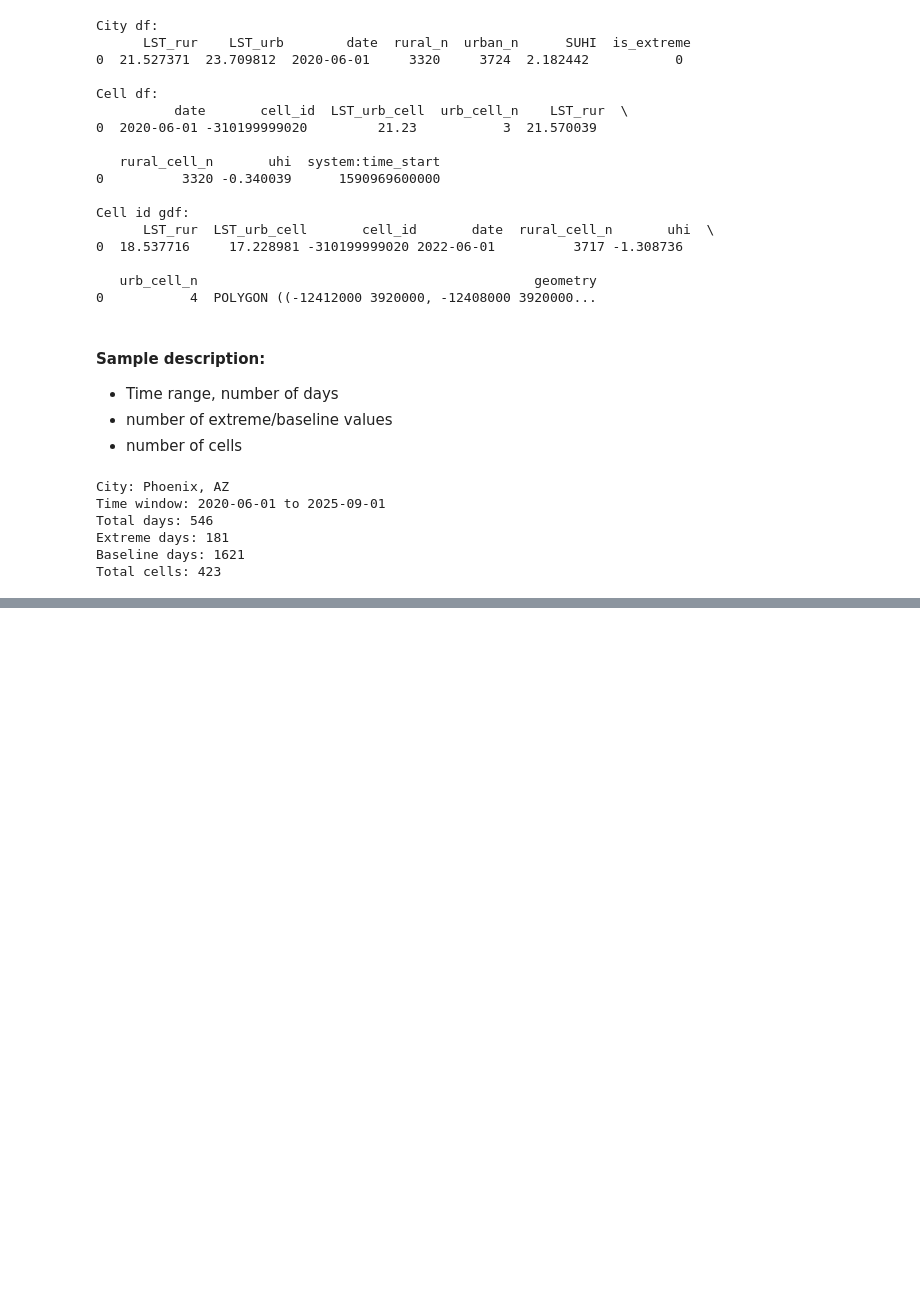
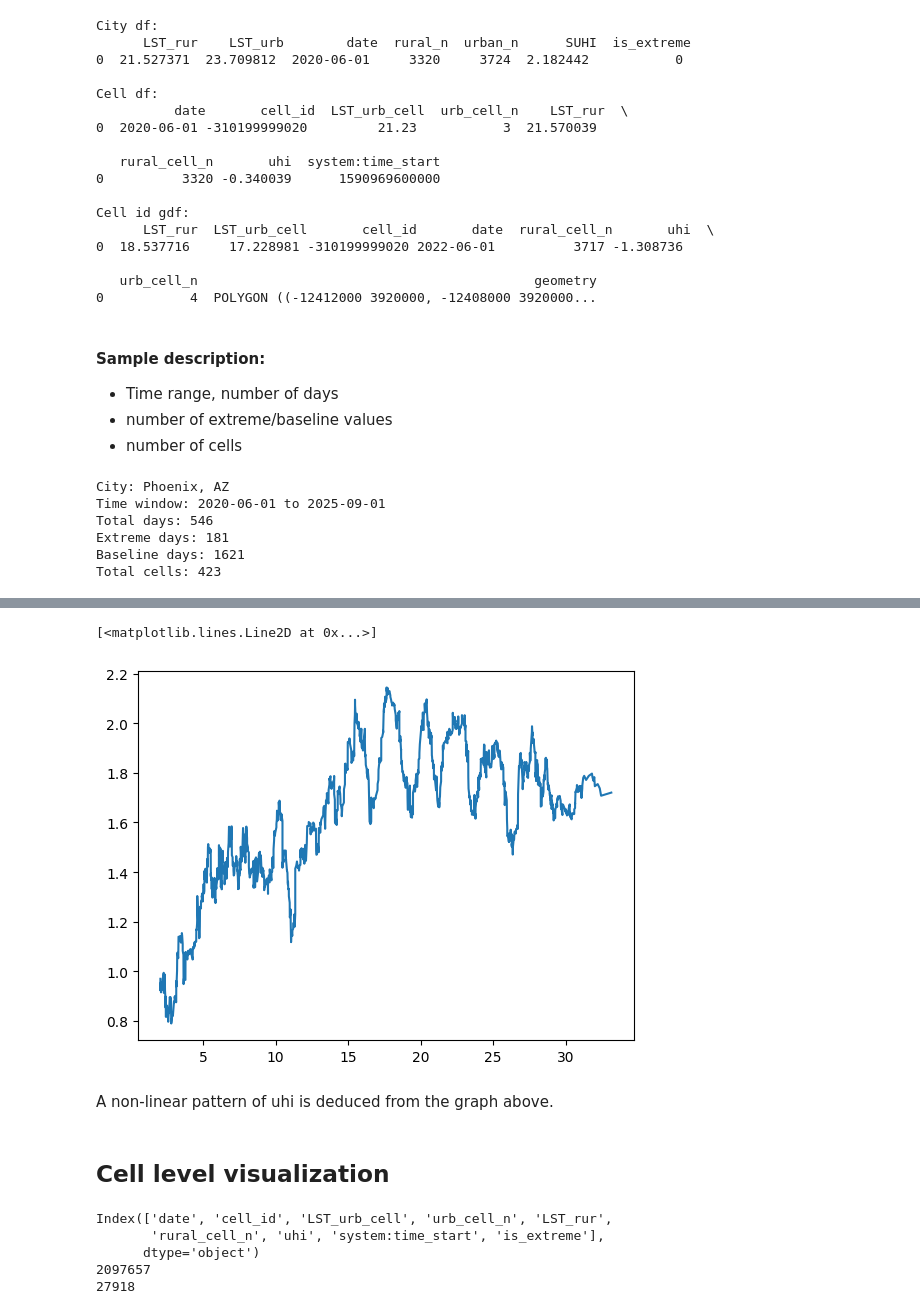
Before and after one commit to cchen744/uhi-extreme-heat-response, a Jupyter notebook: notebooks/03_city_cell_generation.ipynb, the cells around one changed output, grey strips where cells are left out. Saved outputs shown, nothing was run; the diff lists cells and outputs as text; code cells hidden in the pictures; blank space fills up the shorter version.

```diff
--- a/notebooks/03_city_cell_generation.ipynb
+++ b/notebooks/03_city_cell_generation.ipynb
@@ -363,0 +485,13 @@ Total cells: 423
+# %%
+df_sorted = city_df.sort_values("LST_urb")
+
+df_sorted["SUHI_smooth"] = df_sorted["SUHI"].rolling(50).mean()
+
+plt.plot(df_sorted["LST_urb"], df_sorted["SUHI_smooth"])
+# %% [output]
+[<matplotlib.lines.Line2D at 0x...>]
+[figure, added]
+# %% [markdown]
+A non-linear pattern of uhi is deduced from the graph above.
+# %% [markdown]
+## Cell level visualization
@@ -363,0 +507,11 @@ Total cells: 423
+# %%
+print(cell_df.columns)
+print(cell_df.size)
+print(cell_df["is_extreme"].isna().sum())
+cell_df_cleaned = cell_df.dropna(subset=["is_extreme"])
+# %% [output]
+Index(['date', 'cell_id', 'LST_urb_cell', 'urb_cell_n', 'LST_rur',
+       'rural_cell_n', 'uhi', 'system:time_start', 'is_extreme'],
+      dtype='object')
+2097657
+27918
```
Also changed, not shown: parts of 18 cells of this notebook.
